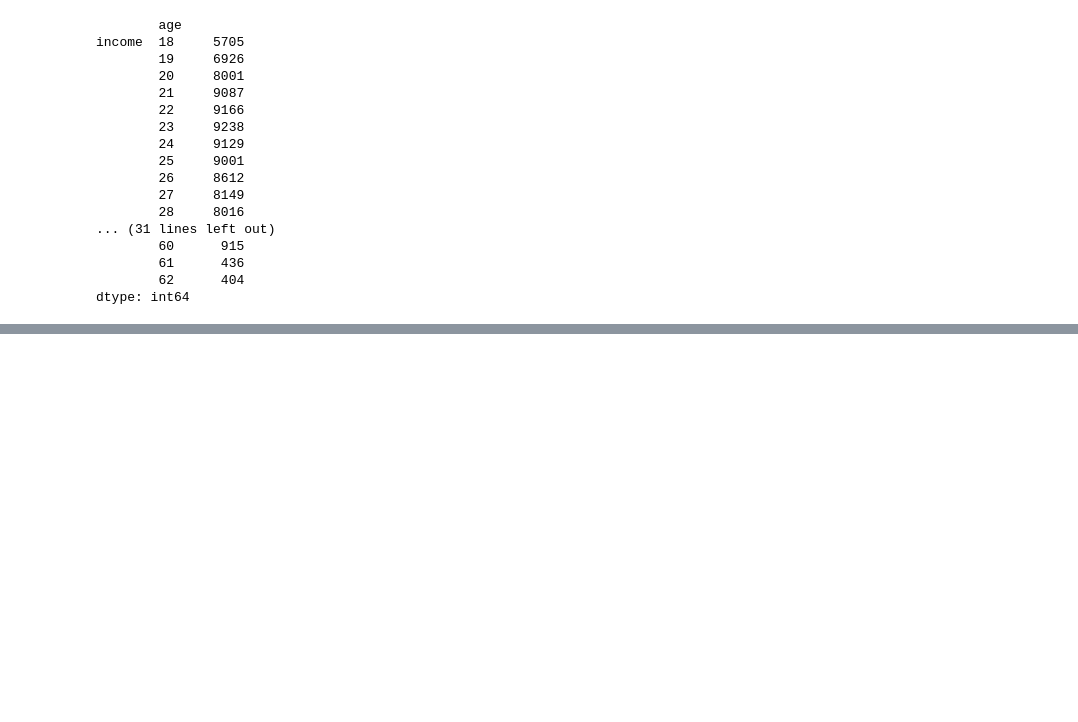
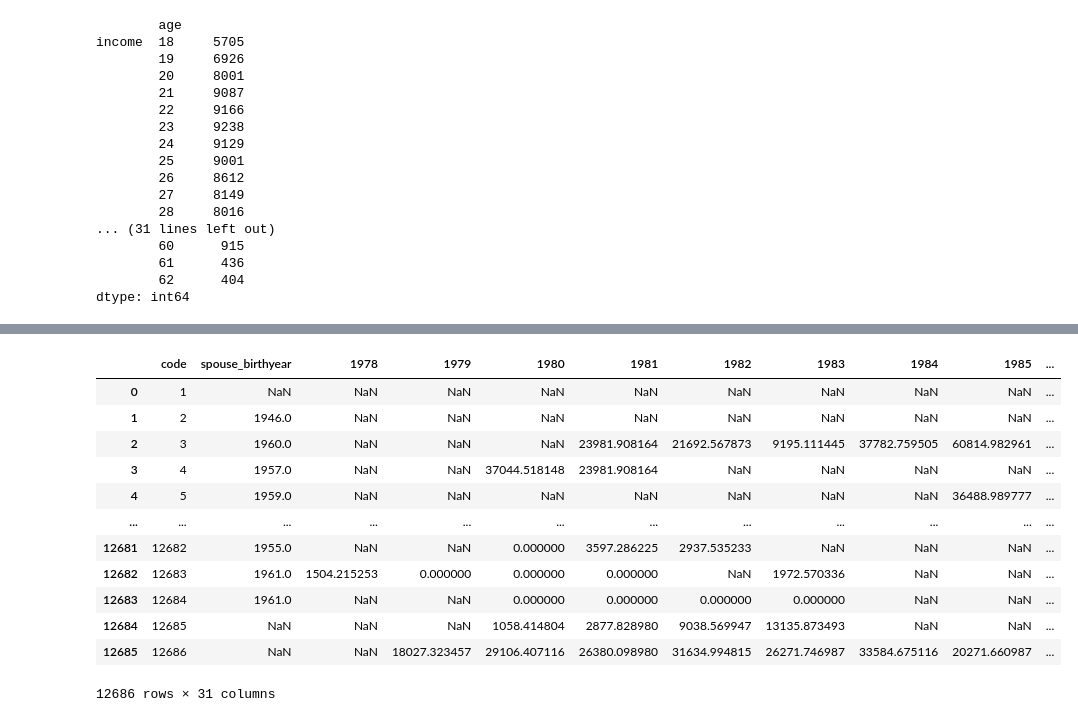
Before and after one commit to chuyudai/thesis, a Jupyter notebook: income_self/income_pre2002.ipynb, the cells around one changed output, grey strips where cells are left out. Drawn from its saved outputs; the diff is of its cells as text; code cells hidden in the pictures; blank space fills up the shorter version.

```diff
--- a/income_self/income_pre2002.ipynb
+++ b/income_self/income_pre2002.ipynb
@@ -158,0 +155,3 @@ dtype: int64
+# %%
+new_column = ['code','spouse_birthyear'] + income_list + ['1995','1997','1999']
+sincome_pre2002.columns = new_column
@@ -158,0 +192,20 @@ dtype: int64
+# %%
+dfs2 = []
+
+for year in [2001, 2003, 2005, 2007, 2009, 2011, 2013, 2015, 2017, 2019]:
+    # Get the DataFrame for the given year
+    df_year = spouse_income_calc(year)
+    df_year = df_year[[f'{year}']]
+    dfs2.append(df_year)
+
+# Concatenate all DataFrames along the columns
+result_df2 = pd.concat(dfs2, axis=1)
+# %%
+# convert birthyear to 19xx
+sincome_pre2002['spouse_birthyear'] = sincome_pre2002['spouse_birthyear'].apply(
+    lambda x: x + 1900 if x>=0 else pd.NA
+)
+# %%
+spouse_income = pd.concat([sincome_pre2002,result_df2],axis=1)
+spouse_income = spouse_income.apply(pd.to_numeric, errors='coerce')
+spouse_income[spouse_income < 0] = pd.NA
@@ -158,0 +214,16 @@ dtype: int64
+# %%
+spouse_income
+# %% [output]
+|  | code | spouse_birthyear | 1978 | 1979 | 1980 | 1981 | 1982 | 1983 | 1984 | 1985 | ... |
+| 0 | 1 | NaN | NaN | NaN | NaN | NaN | NaN | NaN | NaN | NaN | ... |
+| 1 | 2 | 1946.0 | NaN | NaN | NaN | NaN | NaN | NaN | NaN | NaN | ... |
+| 2 | 3 | 1960.0 | NaN | NaN | NaN | 23981.908164 | 21692.567873 | 9195.111445 | 37782.759505 | 60814.982961 | ... |
+| 3 | 4 | 1957.0 | NaN | NaN | 37044.518148 | 23981.908164 | NaN | NaN | NaN | NaN | ... |
+| 4 | 5 | 1959.0 | NaN | NaN | NaN | NaN | NaN | NaN | NaN | 36488.989777 | ... |
+| ... | ... | ... | ... | ... | ... | ... | ... | ... | ... | ... | ... |
+| 12681 | 12682 | 1955.0 | NaN | NaN | 0.000000 | 3597.286225 | 2937.535233 | NaN | NaN | NaN | ... |
+| 12682 | 12683 | 1961.0 | 1504.215253 | 0.000000 | 0.000000 | 0.000000 | NaN | 1972.570336 | NaN | NaN | ... |
+| 12683 | 12684 | 1961.0 | NaN | NaN | 0.000000 | 0.000000 | 0.000000 | 0.000000 | NaN | NaN | ... |
+| 12684 | 12685 | NaN | NaN | NaN | 1058.414804 | 2877.828980 | 9038.569947 | 13135.873493 | NaN | NaN | ... |
+| 12685 | 12686 | NaN | NaN | 18027.323457 | 29106.407116 | 26380.098980 | 31634.994815 | 26271.746987 | 33584.675116 | 20271.660987 | ... |
+12686 rows × 31 columns
```
Also changed, not shown: parts of 20 cells of this notebook, 3 other files.
